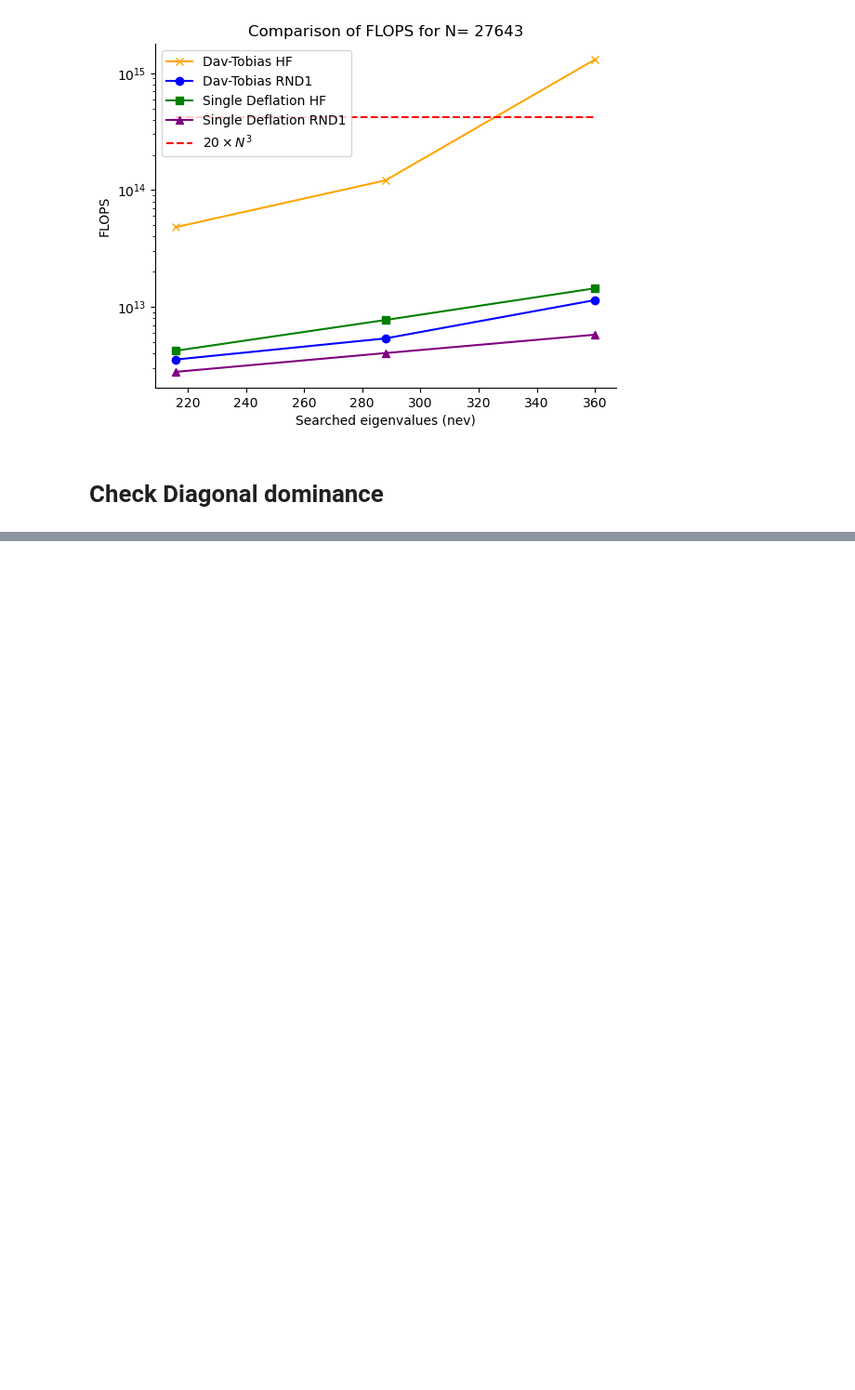
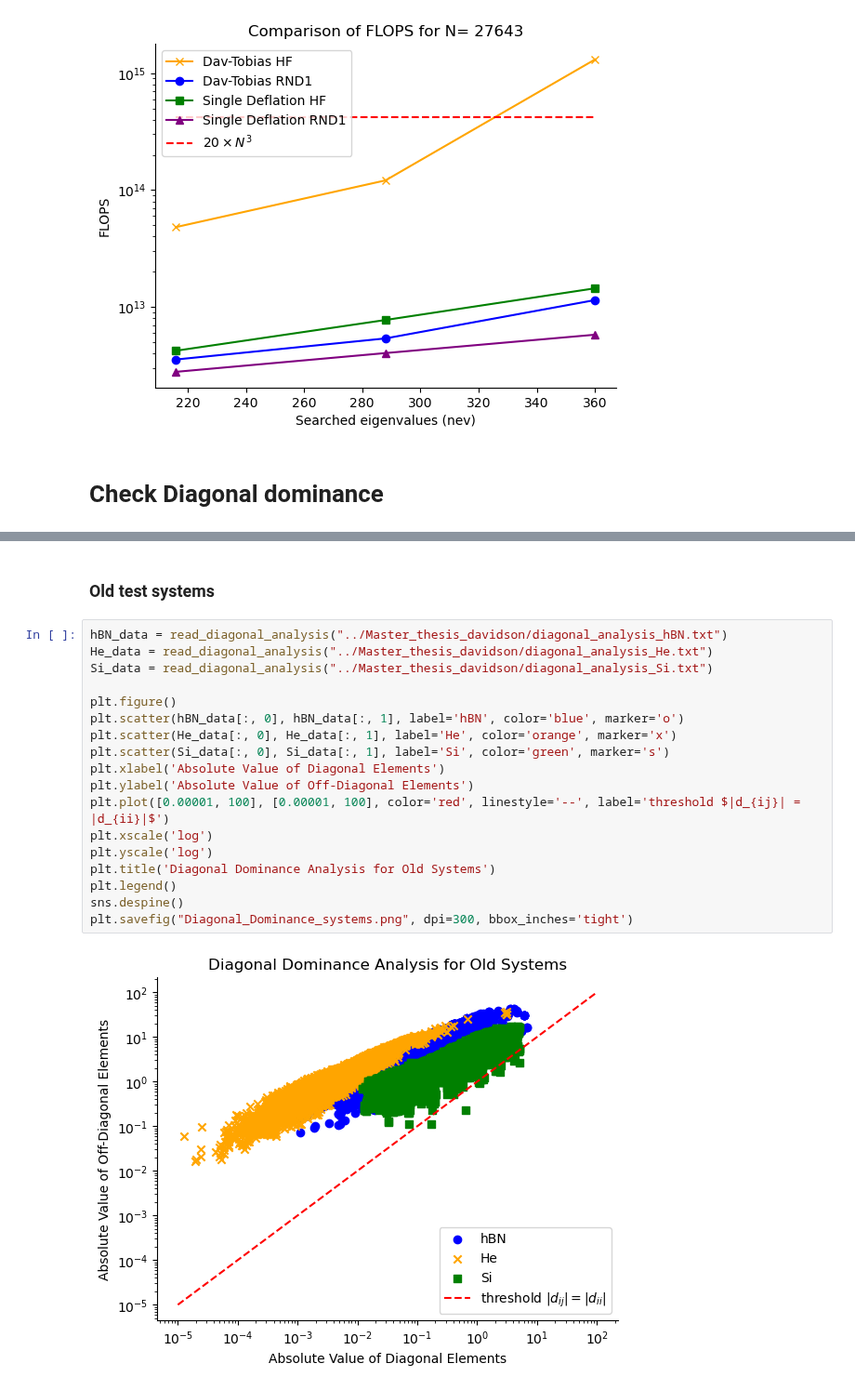
Before and after one commit to framere/Final_codes_MA, a Jupyter notebook: plot_comp_time.ipynb, the cells around one changed output, grey strips where cells are left out. Shown at 93% size. Drawn from its saved outputs; the diff is of its cells as text; blank space fills up the shorter version.

```diff
--- a/plot_comp_time.ipynb
+++ b/plot_comp_time.ipynb
@@ -142,0 +145,22 @@ plt.savefig("Diagonal_Dominance.png", dpi=300, bbox_inches='tight')
+# %% [markdown]
+### Old test systems
+# %%
+hBN_data = read_diagonal_analysis("../Master_thesis_davidson/diagonal_analysis_hBN.txt")
+He_data = read_diagonal_analysis("../Master_thesis_davidson/diagonal_analysis_He.txt")
+Si_data = read_diagonal_analysis("../Master_thesis_davidson/diagonal_analysis_Si.txt")
+
+plt.figure()
+plt.scatter(hBN_data[:, 0], hBN_data[:, 1], label='hBN', color='blue', marker='o')
+plt.scatter(He_data[:, 0], He_data[:, 1], label='He', color='orange', marker='x')
+plt.scatter(Si_data[:, 0], Si_data[:, 1], label='Si', color='green', marker='s')
+plt.xlabel('Absolute Value of Diagonal Elements')
+plt.ylabel('Absolute Value of Off-Diagonal Elements')
+plt.plot([0.00001, 100], [0.00001, 100], color='red', linestyle='--', label='threshold $|d_{ij}| = |d_{ii}|$')
+plt.xscale('log')
+plt.yscale('log')
+plt.title('Diagonal Dominance Analysis for Old Systems')
+plt.legend()
+sns.despine()
+plt.savefig("Diagonal_Dominance_systems.png", dpi=300, bbox_inches='tight')
+# %% [output]
+[figure, added]
```
Also changed, not shown: parts of 3 cells of this notebook, 3 other files.
